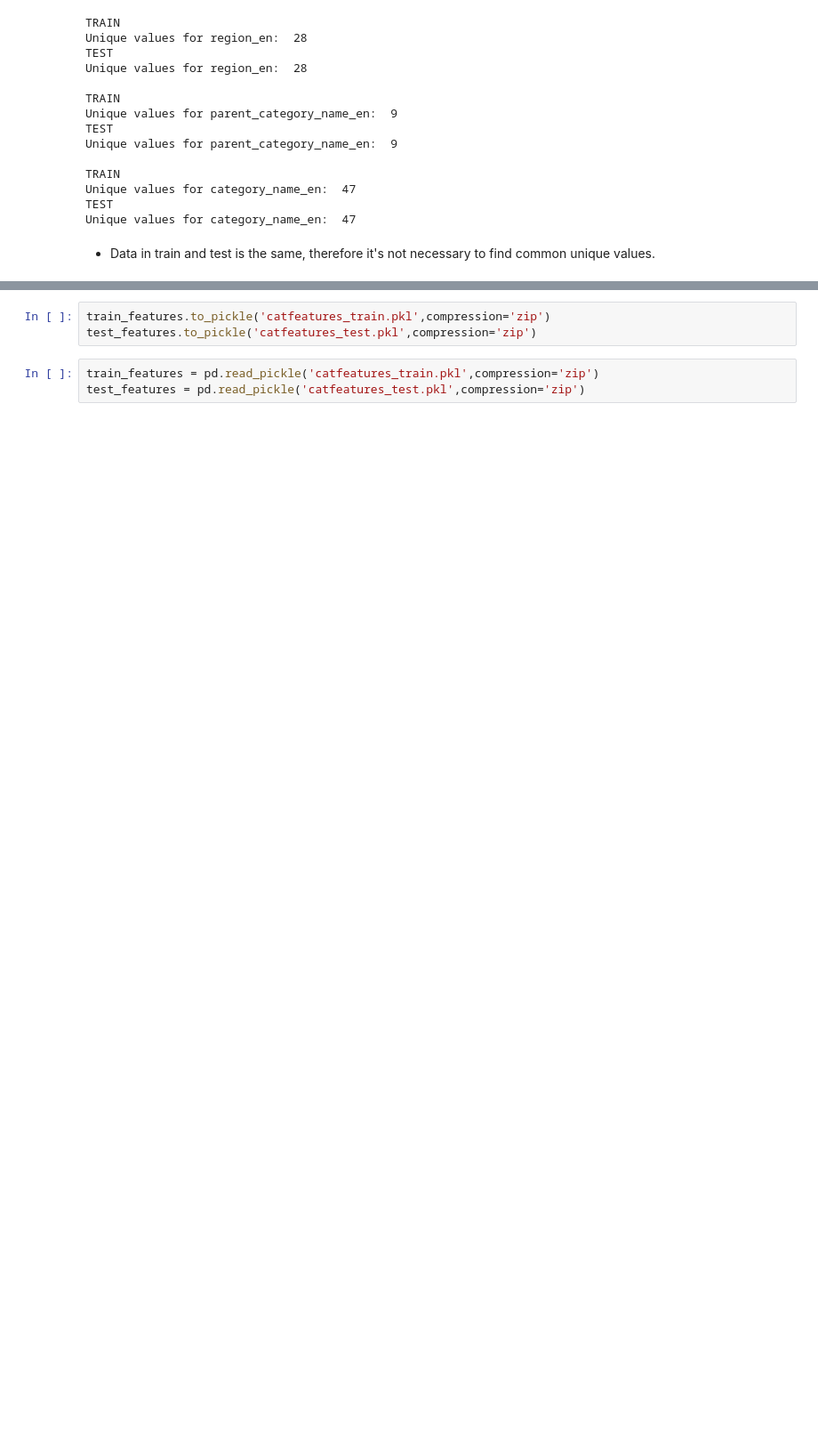
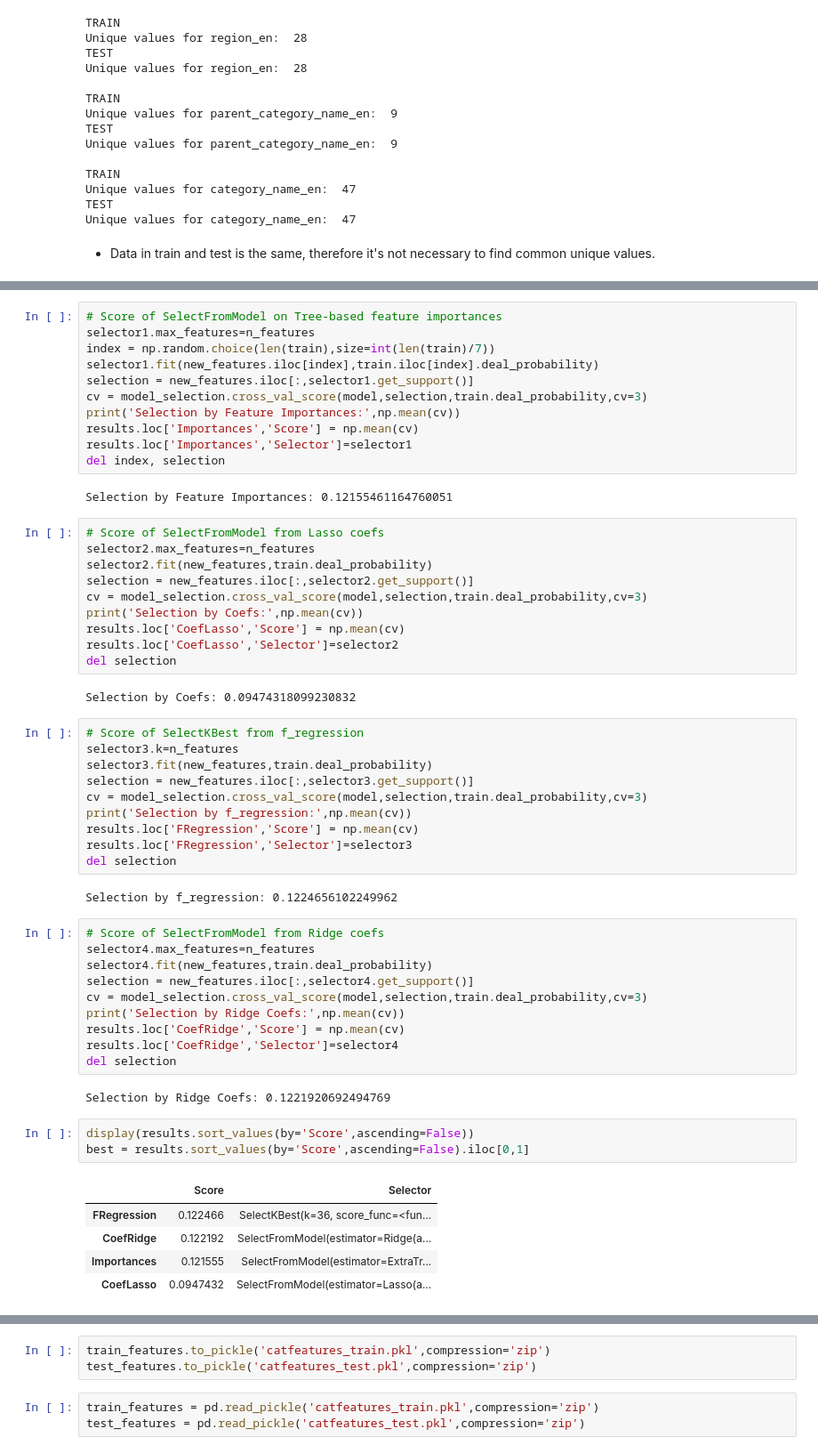
Before and after one commit to MiguelNiblock/Deep-NLP_Predicting-Ad-Demand, a Jupyter notebook: Categorical Features.ipynb, the cells around one changed output, grey strips where cells are left out. Shown at 89% size. Saved outputs shown, nothing was run; the diff lists cells and outputs as text; blank space fills up the shorter version.

```diff
--- a/Categorical Features.ipynb
+++ b/Categorical Features.ipynb
@@ -791,0 +770,58 @@ SelectKBest(k=56, score_func=<function f_regression at 0x...>)
+# %%
+# Score of SelectFromModel on Tree-based feature importances
+selector1.max_features=n_features
+index = np.random.choice(len(train),size=int(len(train)/7))
+selector1.fit(new_features.iloc[index],train.iloc[index].deal_probability)
+selection = new_features.iloc[:,selector1.get_support()]
+cv = model_selection.cross_val_score(model,selection,train.deal_probability,cv=3)
+print('Selection by Feature Importances:',np.mean(cv))
+results.loc['Importances','Score'] = np.mean(cv)
+results.loc['Importances','Selector']=selector1
+del index, selection
+# %% [output]
+Selection by Feature Importances: 0.12155461164760051
+# %%
+# Score of SelectFromModel from Lasso coefs
+selector2.max_features=n_features
+selector2.fit(new_features,train.deal_probability)
+selection = new_features.iloc[:,selector2.get_support()]
+cv = model_selection.cross_val_score(model,selection,train.deal_probability,cv=3)
+print('Selection by Coefs:',np.mean(cv))
+results.loc['CoefLasso','Score'] = np.mean(cv)
+results.loc['CoefLasso','Selector']=selector2
+del selection
+# %% [output]
+Selection by Coefs: 0.09474318099230832
+# %%
+# Score of SelectKBest from f_regression
+selector3.k=n_features
+selector3.fit(new_features,train.deal_probability)
+selection = new_features.iloc[:,selector3.get_support()]
+cv = model_selection.cross_val_score(model,selection,train.deal_probability,cv=3)
+print('Selection by f_regression:',np.mean(cv))
+results.loc['FRegression','Score'] = np.mean(cv)
+results.loc['FRegression','Selector']=selector3
+del selection
+# %% [output]
+Selection by f_regression: 0.1224656102249962
+# %%
+# Score of SelectFromModel from Ridge coefs
+selector4.max_features=n_features
+selector4.fit(new_features,train.deal_probability)
+selection = new_features.iloc[:,selector4.get_support()]
+cv = model_selection.cross_val_score(model,selection,train.deal_probability,cv=3)
+print('Selection by Ridge Coefs:',np.mean(cv))
+results.loc['CoefRidge','Score'] = np.mean(cv)
+results.loc['CoefRidge','Selector']=selector4
+del selection
+# %% [output]
+Selection by Ridge Coefs: 0.1221920692494769
+# %%
+display(results.sort_values(by='Score',ascending=False))
+best = results.sort_values(by='Score',ascending=False).iloc[0,1]
+# %% [output]
+|  | Score | Selector |
+| FRegression | 0.122466 | SelectKBest(k=36, score_func=<fun... |
+| CoefRidge | 0.122192 | SelectFromModel(estimator=Ridge(a... |
+| Importances | 0.121555 | SelectFromModel(estimator=ExtraTr... |
+| CoefLasso | 0.0947432 | SelectFromModel(estimator=Lasso(a... |
```
Also changed, not shown: parts of 41 cells of this notebook, 2 other files.
